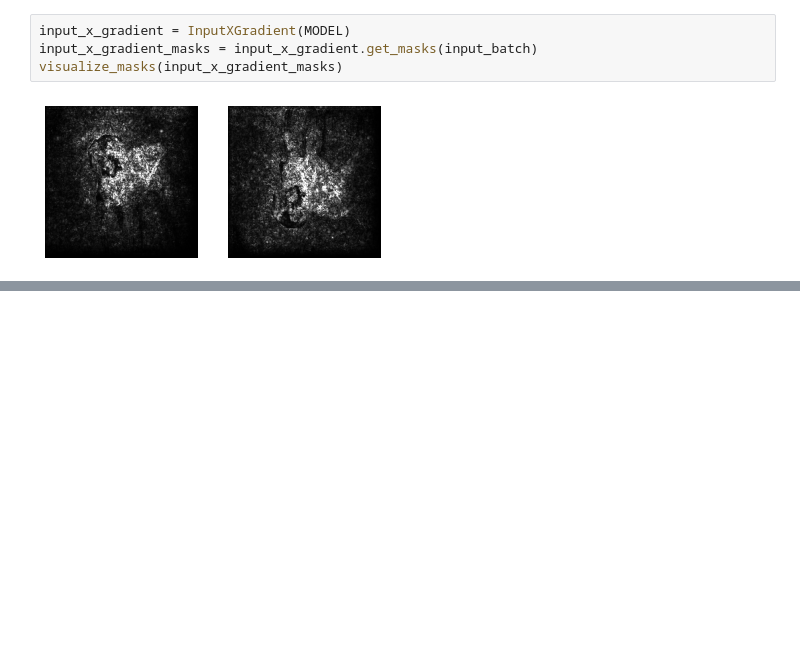
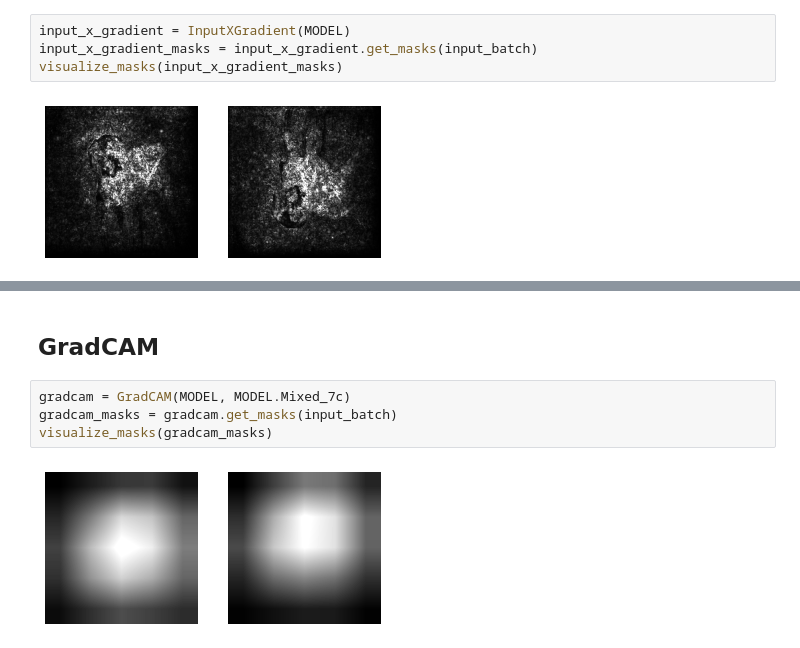
Before and after one commit to aboggust/interpretability-methods, a Jupyter notebook: examples/interpretability_examples.ipynb, the cells around one changed output, grey strips where cells are left out. Saved outputs shown, nothing was run; the diff lists cells and outputs as text; blank space fills up the shorter version.

Commit message:
Added GradCAM and SHAP exampls.

```diff
--- a/examples/interpretability_examples.ipynb
+++ b/examples/interpretability_examples.ipynb
@@ -112,0 +119,8 @@ visualize_masks(input_x_gradient_smoothgrad_masks)
+# %% [markdown]
+## GradCAM
+# %%
+gradcam = GradCAM(MODEL, MODEL.Mixed_7c)
+gradcam_masks = gradcam.get_masks(input_batch)
+visualize_masks(gradcam_masks)
+# %% [output]
+[figure, added]
```
Also changed, not shown: parts of 17 cells of this notebook.
